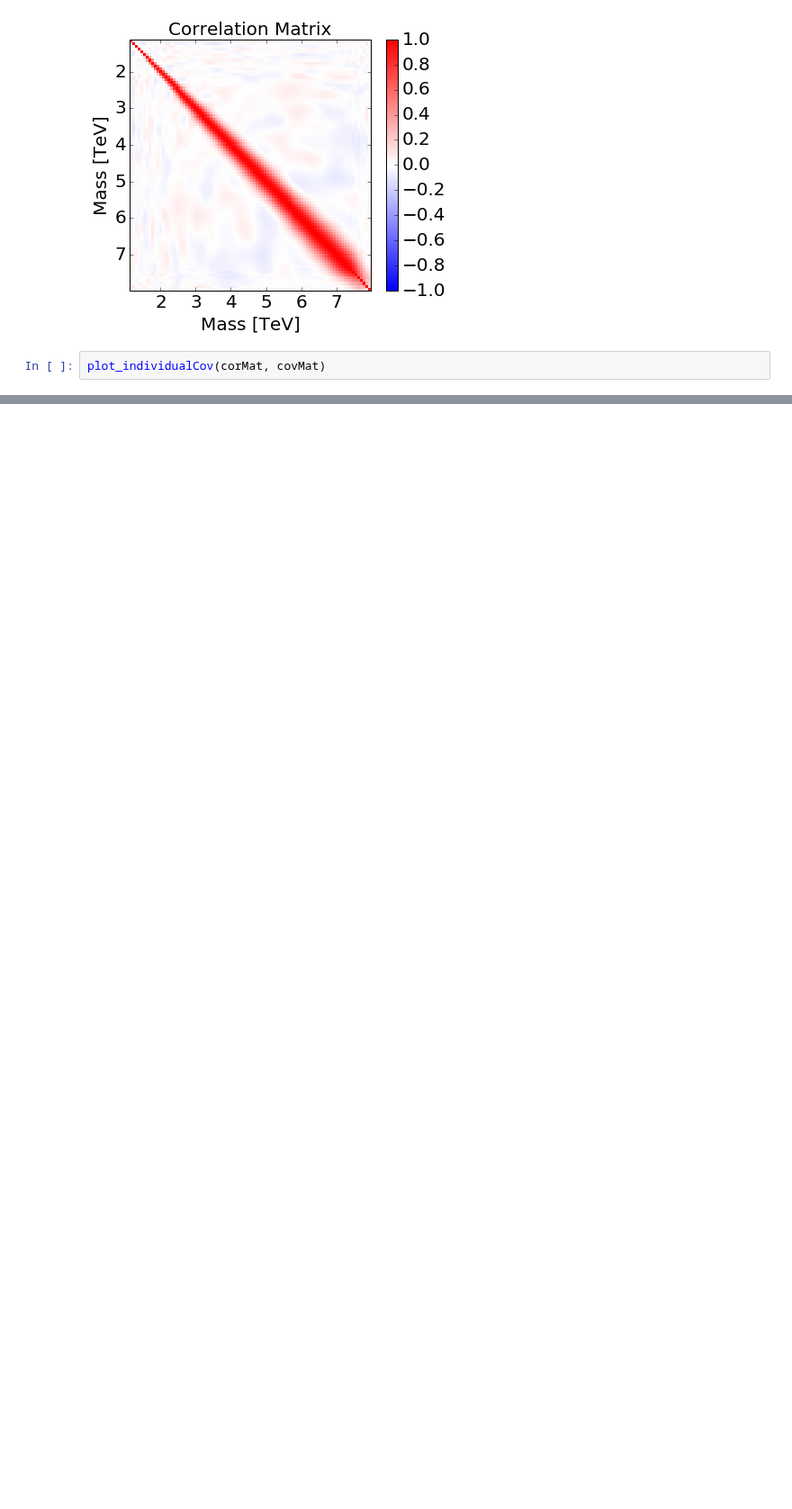
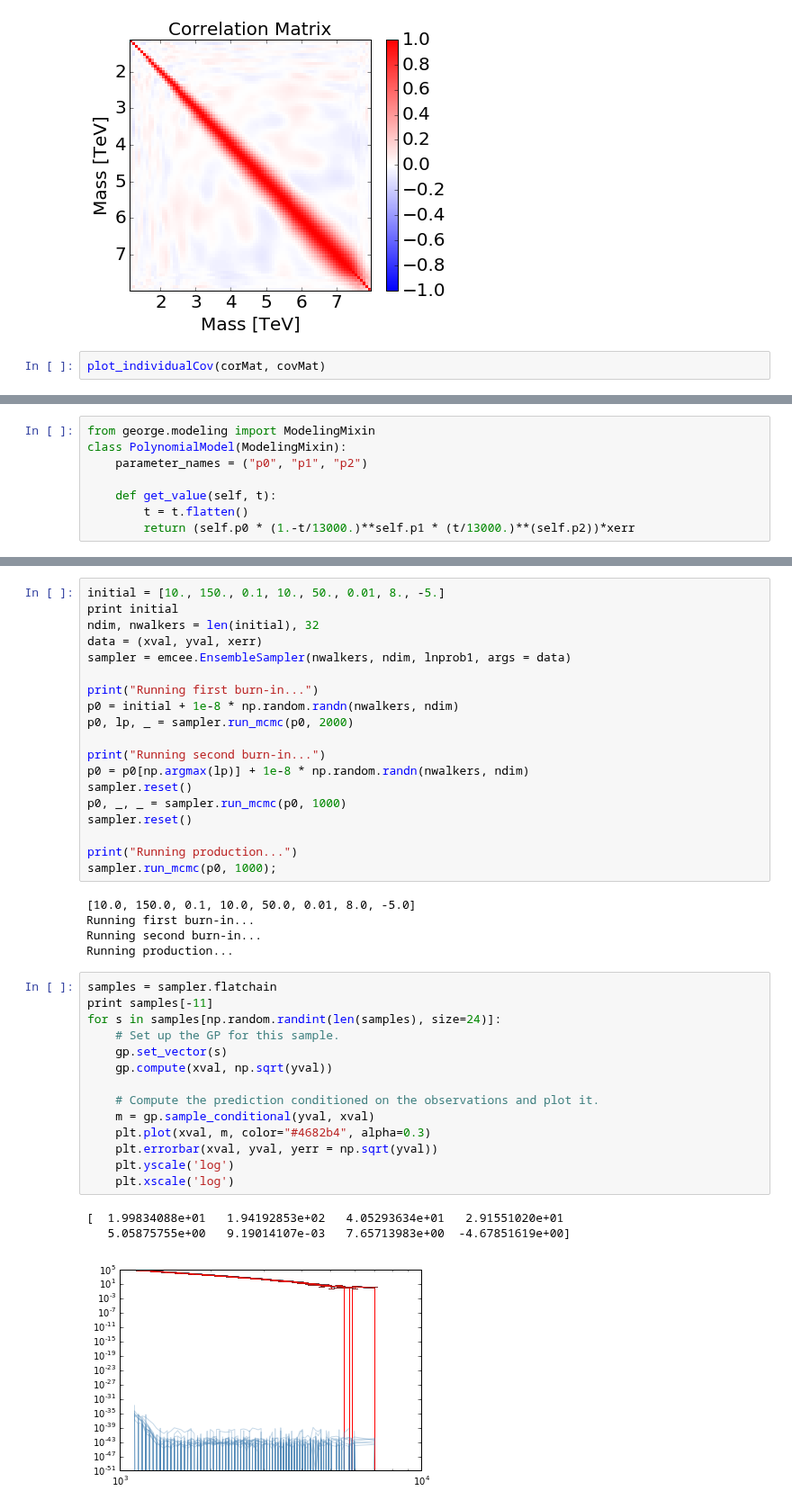
Before and after one commit to mfrate28/GP_Paper, a Jupyter notebook: covariance-structures-GP.ipynb, the cells around one changed output, grey strips where cells are left out. Shown at 90% size. Cells and saved outputs as stored; diff of their text form; blank space fills up the shorter version.

Commit message:
adding emcee, not working though

```diff
--- a/covariance-structures-GP.ipynb
+++ b/covariance-structures-GP.ipynb
@@ -440,0 +453,8 @@ plot_individualCov(corMat, covMat)
+# %%
+from george.modeling import ModelingMixin
+class PolynomialModel(ModelingMixin):
+    parameter_names = ("p0", "p1", "p2")
+
+    def get_value(self, t):
+        t = t.flatten()
+        return (self.p0 * (1.-t/13000.)**self.p1 * (t/13000.)**(self.p2))*xerr
@@ -440,0 +486,42 @@ plot_individualCov(corMat, covMat)
+# %%
+initial = [10., 150., 0.1, 10., 50., 0.01, 8., -5.]
+print initial
+ndim, nwalkers = len(initial), 32
+data = (xval, yval, xerr)
+sampler = emcee.EnsembleSampler(nwalkers, ndim, lnprob1, args = data)
+
+print("Running first burn-in...")
+p0 = initial + 1e-8 * np.random.randn(nwalkers, ndim)
+p0, lp, _ = sampler.run_mcmc(p0, 2000)
+
+print("Running second burn-in...")
+p0 = p0[np.argmax(lp)] + 1e-8 * np.random.randn(nwalkers, ndim)
+sampler.reset()
+p0, _, _ = sampler.run_mcmc(p0, 1000)
+sampler.reset()
+
+print("Running production...")
+sampler.run_mcmc(p0, 1000);
+# %% [output]
+[10.0, 150.0, 0.1, 10.0, 50.0, 0.01, 8.0, -5.0]
+Running first burn-in...
+Running second burn-in...
+Running production...
+# %%
+samples = sampler.flatchain
+print samples[-11]
+for s in samples[np.random.randint(len(samples), size=24)]:
+    # Set up the GP for this sample.
+    gp.set_vector(s)
+    gp.compute(xval, np.sqrt(yval))
+
+    # Compute the prediction conditioned on the observations and plot it.
+    m = gp.sample_conditional(yval, xval)
+    plt.plot(xval, m, color="#4682b4", alpha=0.3)
+    plt.errorbar(xval, yval, yerr = np.sqrt(yval))
+    plt.yscale('log')
+    plt.xscale('log')
+# %% [output]
+[  1.99834088e+01   1.94192853e+02   4.05293634e+01   2.91551020e+01
+   5.05875755e+00   9.19014107e-03   7.65713983e+00  -4.67851619e+00]
+[figure, added]
```
Also changed, not shown: parts of 6 cells of this notebook.
